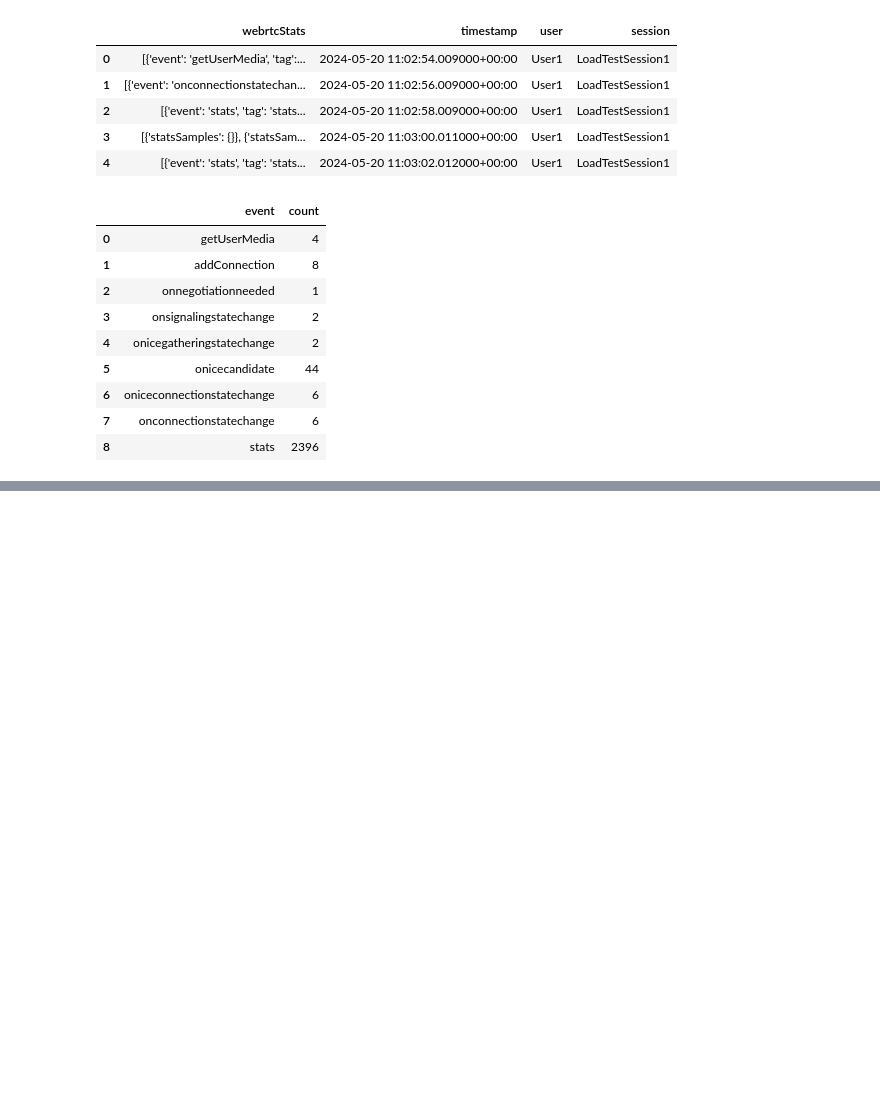
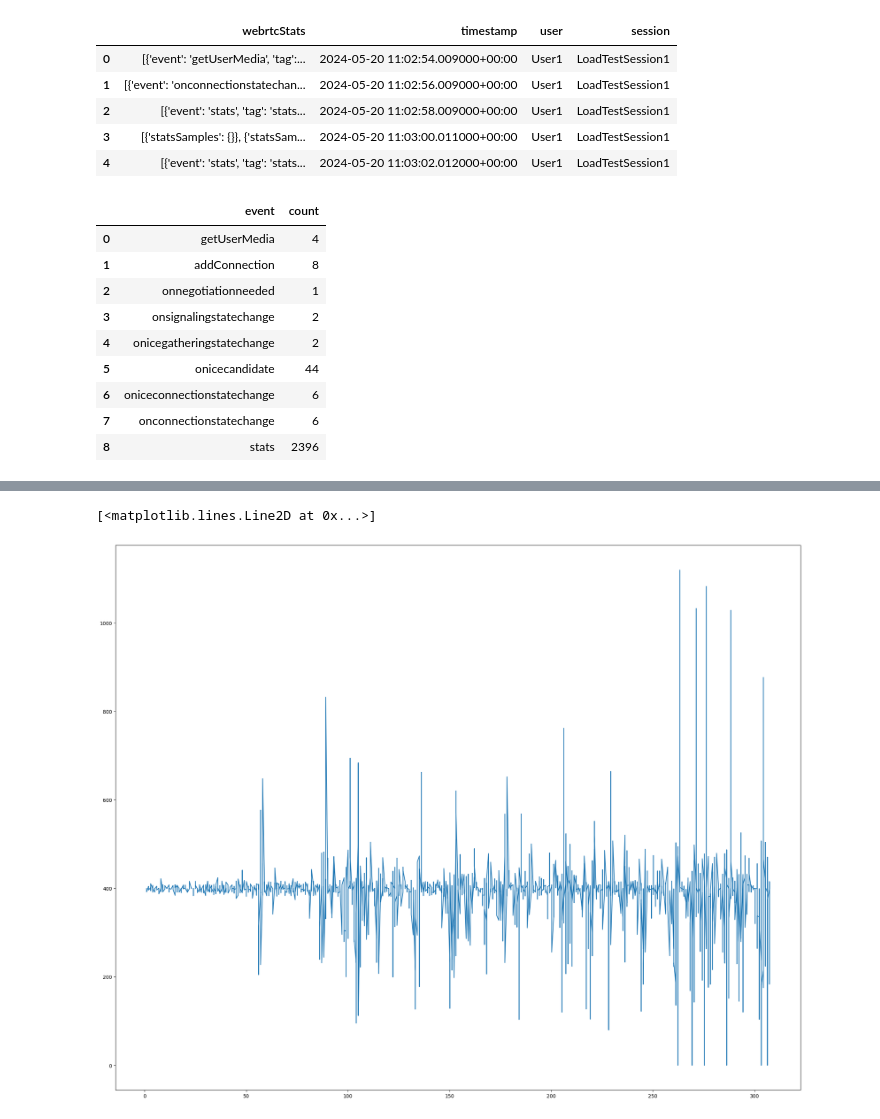
Before and after one commit to codeurjc/Performance-testing-in-the-WebRTC-arena, a Jupyter notebook: new/new.ipynb, the cells around one changed output, grey strips where cells are left out. Drawn from its saved outputs; the diff is of its cells as text; code cells hidden in the pictures; blank space fills up the shorter version.

```diff
--- a/new/new.ipynb
+++ b/new/new.ipynb
@@ -83,0 +124,6 @@ Name: data, Length: 2396, dtype: object
+# %%
+
+plt.plot(plt_audio_inbound["timestamp"], plt_audio_inbound["packetRate"])
+# %% [output]
+[<matplotlib.lines.Line2D at 0x...>]
+[figure, added]
```
Also changed, not shown: parts of 4 cells of this notebook.
